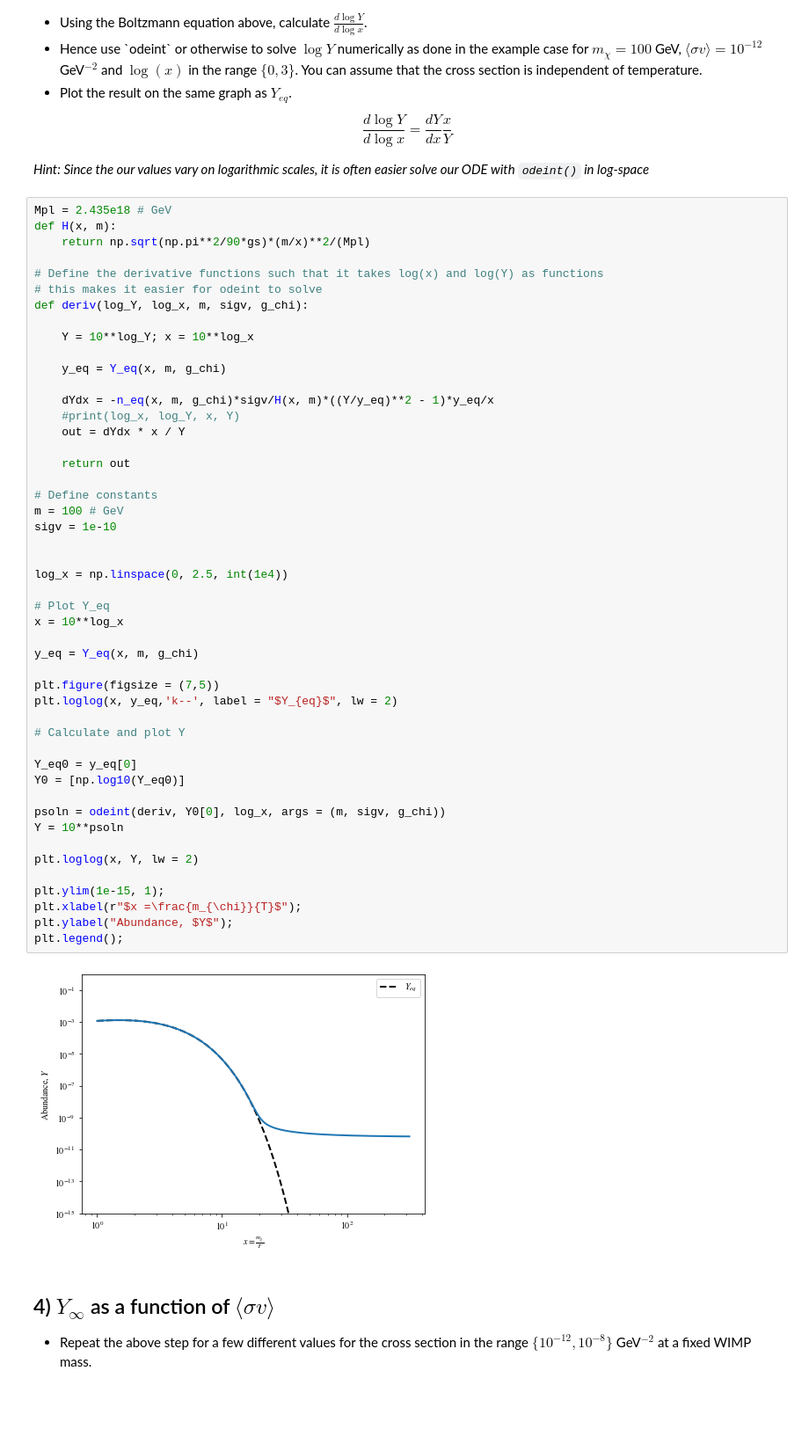
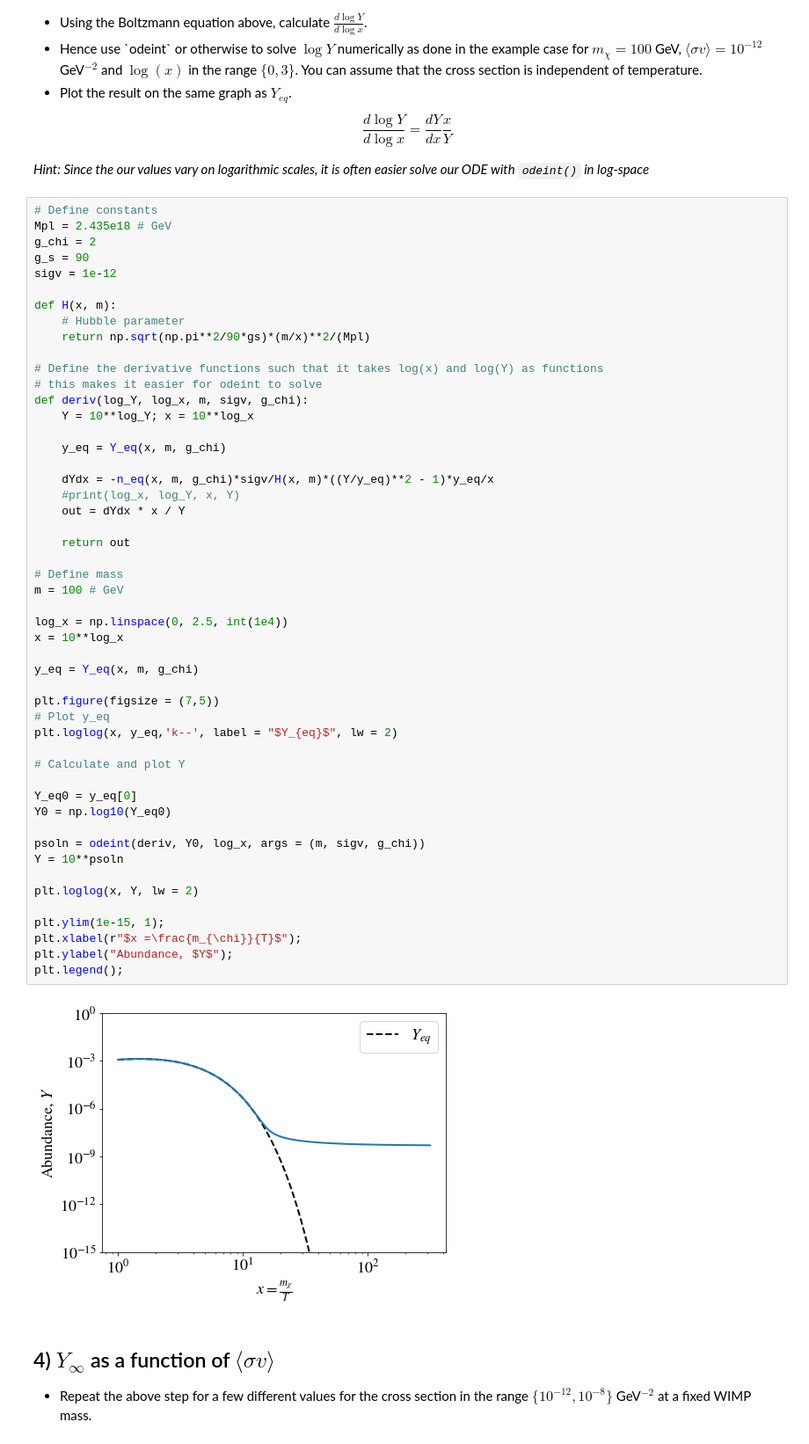
Before and after one commit to Dark-Matter-Textbook/Notebook-Exercises, a Jupyter notebook: Problems/wimp_relic_density/wimp-relic-solutions.ipynb, the cells around one changed output. Shown at 88% size. Saved outputs shown, nothing was run; the diff lists cells and outputs as text; blank space fills up the shorter version.

```diff
--- a/Problems/wimp_relic_density/wimp-relic-solutions.ipynb
+++ b/Problems/wimp_relic_density/wimp-relic-solutions.ipynb
@@ -132,55 +131,57 @@ While it is possible to use odeint to solve this equation directly, due to the l
 
 *Hint: Since the our values vary on logarithmic scales, it is often easier solve our ODE with `odeint()` in log-space*
 # %%
+# Define constants
 Mpl = 2.435e18 # GeV
+g_chi = 2
+g_s = 90
+sigv = 1e-12
+
 def H(x, m):
+    # Hubble parameter
     return np.sqrt(np.pi**2/90*gs)*(m/x)**2/(Mpl)
 
 # Define the derivative functions such that it takes log(x) and log(Y) as functions
 # this makes it easier for odeint to solve
 def deriv(log_Y, log_x, m, sigv, g_chi):
-
     Y = 10**log_Y; x = 10**log_x
 
     y_eq = Y_eq(x, m, g_chi)
 
     dYdx = -n_eq(x, m, g_chi)*sigv/H(x, m)*((Y/y_eq)**2 - 1)*y_eq/x
     #print(log_x, log_Y, x, Y)
     out = dYdx * x / Y
 
     return out
 
-# Define constants
+# Define mass
 m = 100 # GeV
-sigv = 1e-10
-
 
 log_x = np.linspace(0, 2.5, int(1e4))
-
-# Plot Y_eq
 x = 10**log_x
 
 y_eq = Y_eq(x, m, g_chi)
 
 plt.figure(figsize = (7,5))
+# Plot y_eq
 plt.loglog(x, y_eq,'k--', label = "$Y_{eq}$", lw = 2)
 
 # Calculate and plot Y
 
 Y_eq0 = y_eq[0]
-Y0 = [np.log10(Y_eq0)]
+Y0 = np.log10(Y_eq0)
 
-psoln = odeint(deriv, Y0[0], log_x, args = (m, sigv, g_chi))
+psoln = odeint(deriv, Y0, log_x, args = (m, sigv, g_chi))
 Y = 10**psoln
 
 plt.loglog(x, Y, lw = 2)
 
 plt.ylim(1e-15, 1);
 plt.xlabel(r"$x =\frac{m_{\chi}}{T}$");
 plt.ylabel("Abundance, $Y$");
 plt.legend();
 # %% [output]
-[figure, old version]
+[figure, new version]
 # %% [markdown]
 ## 4) $Y_{\infty}$ as a function of $\langle \sigma v \rangle$
 
```
Also changed, not shown: parts of 13 cells of this notebook.
